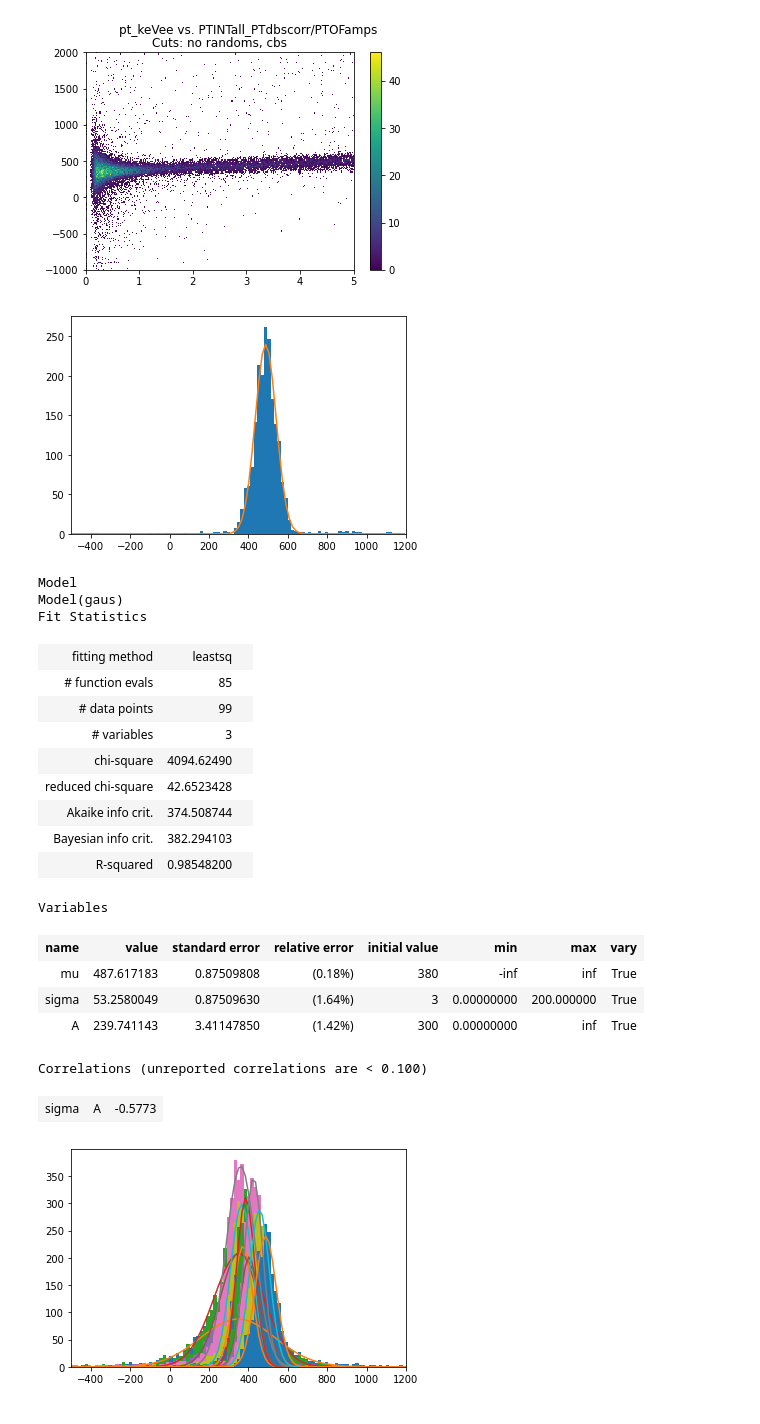
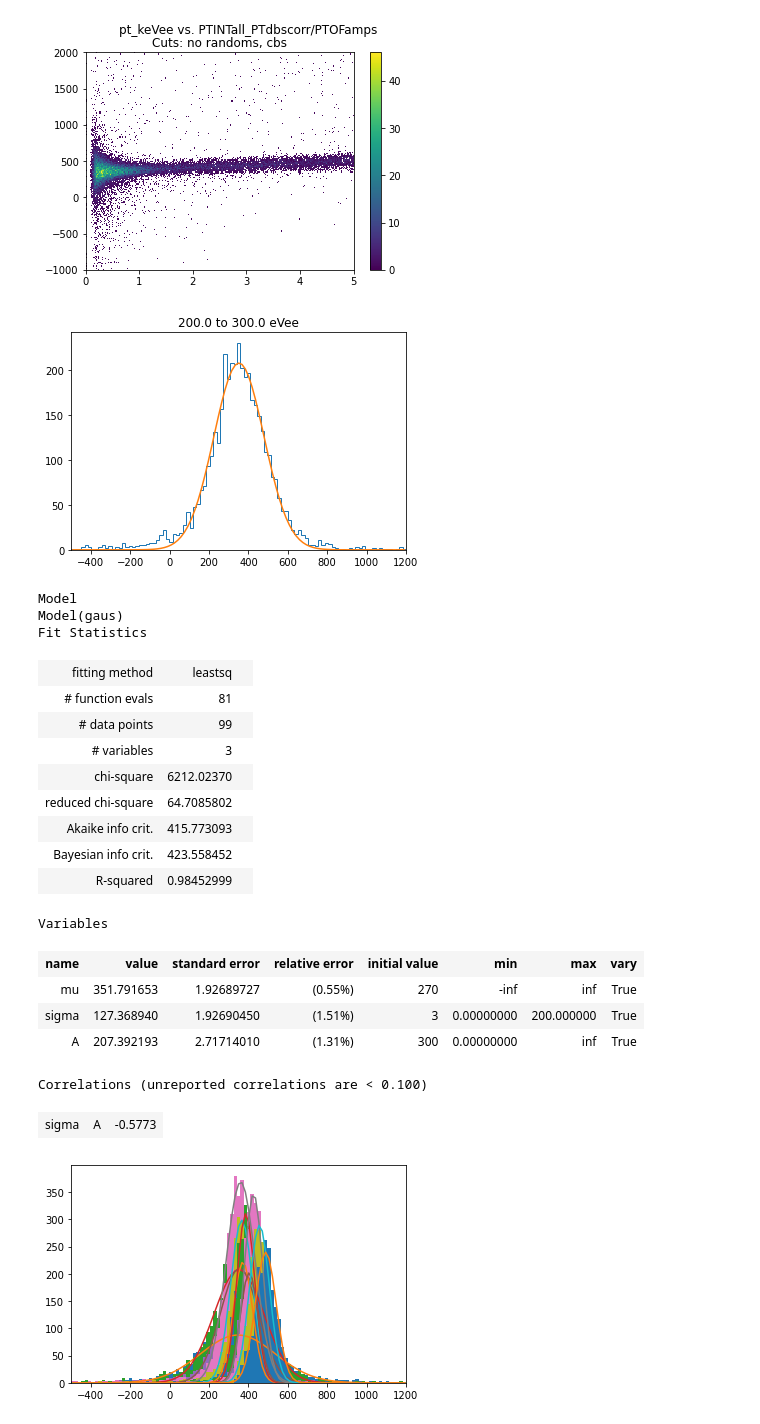
Before and after one commit to villano-lab/R76Analysis, a Jupyter notebook: c-to-py-translations/Data_Quality_Cuts.ipynb, the cells around one changed output. Cells and saved outputs as stored; diff of their text form; code cells hidden in the pictures.

```diff
--- a/c-to-py-translations/Data_Quality_Cuts.ipynb
+++ b/c-to-py-translations/Data_Quality_Cuts.ipynb
@@ -173,38 +173,40 @@ for i in range(len(edges)-1):
     slices.append((z_all['pt_keVee']>edges[i])&(z_all['pt_keVee']<edges[i+1]))
     midpoints.append((edges[i]+edges[i+1])/2)
 # %%
-slicenum=10
-h4n=plt.hist(z_all['PTINTall_PTdbscorr'][~crand[0]&cbs[0]&slices[slicenum]]/z_all['PTOFamps'][~crand[0]&cbs[0]&slices[slicenum]],bins=np.linspace(-500,1200,100))
+slicenum=1
+h4n=plt.hist(z_all['PTINTall_PTdbscorr'][~crand[0]&cbs[0]&slices[slicenum]]/z_all['PTOFamps'][~crand[0]&cbs[0]&slices[slicenum]]\
+             ,bins=np.linspace(-500,1200,100), histtype='step')
 plt.xlim(-500,1200)
 if slicenum>3:
     a=380
 else:
     a=270
 gaus_params.add('mu',value=a)
 bins = (h4n[1][:-1]+h4n[1][1:])/2
 fit_NTL = gaus_mod.fit(h4n[0],gaus_params,x=bins)#,weights=1/np.sqrt(h4n[0]))
 plt.plot(bins,fit_NTL.best_fit)
+plt.title(str(edges[slicenum]*1000)+' to '+str(edges[slicenum+1]*1000)+' eVee')
 plt.show()
 fit_NTL
 # %% [output]
-[figure, old version]
+[figure, new version]
 Model
 Model(gaus)
 Fit Statistics
 | fitting method | leastsq |  |
-| # function evals | 85 |  |
+| # function evals | 81 |  |
 | # data points | 99 |  |
 | # variables | 3 |  |
-| chi-square | 4094.62490 |  |
-| reduced chi-square | 42.6523428 |  |
-| Akaike info crit. | 374.508744 |  |
-| Bayesian info crit. | 382.294103 |  |
-| R-squared | 0.98548200 |  |
+| chi-square | 6212.02370 |  |
+| reduced chi-square | 64.7085802 |  |
+| Akaike info crit. | 415.773093 |  |
+| Bayesian info crit. | 423.558452 |  |
+| R-squared | 0.98452999 |  |
 Variables
 | name | value | standard error | relative error | initial value | min | max | vary |
-| mu | 487.617183 | 0.87509808 | (0.18%) | 380 | -inf | inf | True |
-| sigma | 53.2580049 | 0.87509630 | (1.64%) | 3 | 0.00000000 | 200.000000 | True |
-| A | 239.741143 | 3.41147850 | (1.42%) | 300 | 0.00000000 | inf | True |
+| mu | 351.791653 | 1.92689727 | (0.55%) | 270 | -inf | inf | True |
+| sigma | 127.368940 | 1.92690450 | (1.51%) | 3 | 0.00000000 | 200.000000 | True |
+| A | 207.392193 | 2.71714010 | (1.31%) | 300 | 0.00000000 | inf | True |
 Correlations (unreported correlations are < 0.100)
 | sigma | A | -0.5773 |
 # %%
```
Also changed, not shown: parts of 3 cells of this notebook.
